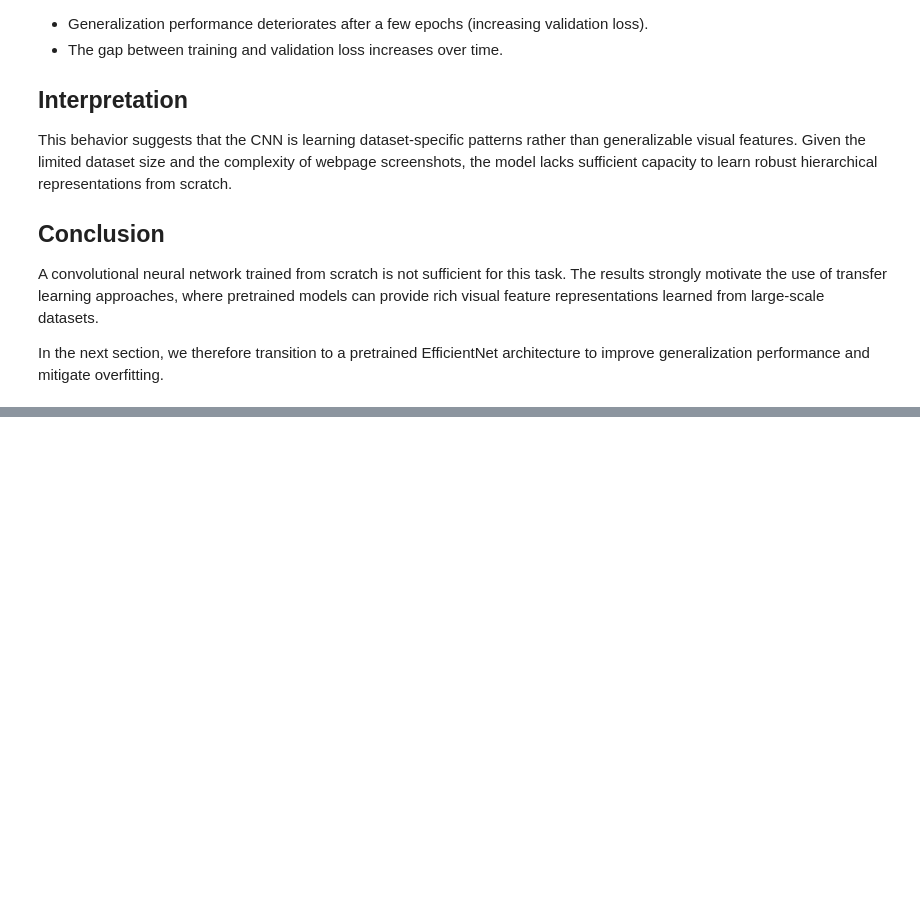
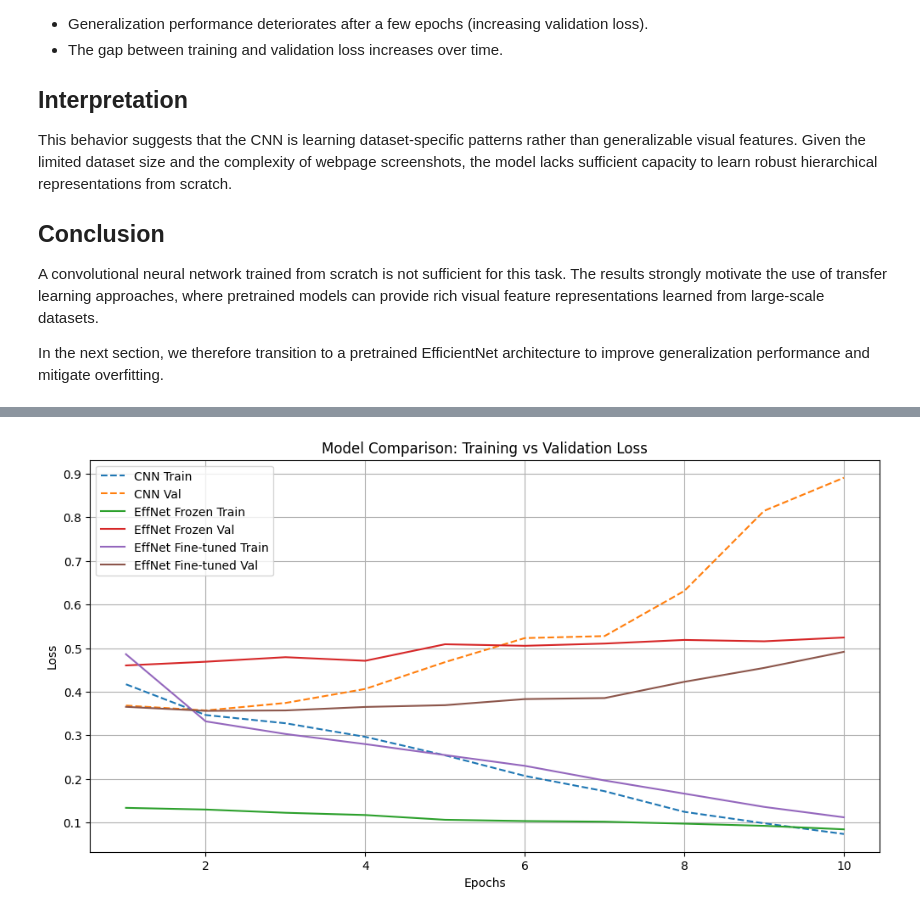
Before and after one commit to AnindyaChakravarty/Multi-label_Image_Classification, a Jupyter notebook: DM.ipynb, the cells around one changed output, grey strips where cells are left out. Saved outputs shown, nothing was run; the diff lists cells and outputs as text; code cells hidden in the pictures; blank space fills up the shorter version.

```diff
--- a/DM.ipynb
+++ b/DM.ipynb
@@ -2166,0 +2441,8 @@ In the next section, we therefore transition to a pretrained EfficientNet archit
+# %%
+# Lower learning rate for fine-tuning
+optimizer_finetune = torch.optim.Adam(
+    fine_tuned_model.parameters(),
+    lr=1e-4  # lower LR is important for fine-tuning
+)
+
+print("Fine-tuning optimizer initialized with reduced learning rate.")
@@ -2166,0 +2451,11 @@ In the next section, we therefore transition to a pretrained EfficientNet archit
+# %%
+images, labels = next(iter(train_loader))
+
+images = images.to(device)
+labels = labels.to(device)
+
+outputs = fine_tuned_model(images)
+loss = criterion(outputs, labels)
+
+print("Output shape:", outputs.shape)
+print("Loss:", loss.item())
@@ -2166,0 +2534,26 @@ In the next section, we therefore transition to a pretrained EfficientNet archit
+# %%
+epochs = range(1, 11)
+
+plt.figure(figsize=(12,6))
+
+# ---------------- CNN ----------------
+plt.plot(epochs, train_losses, linestyle='--', label="CNN Train")
+plt.plot(epochs, val_losses, linestyle='--', label="CNN Val")
+
+# -------- EfficientNet (Frozen) --------
+plt.plot(epochs, frozen_train_losses, label="EffNet Frozen Train")
+plt.plot(epochs, frozen_val_losses, label="EffNet Frozen Val")
+
+# -------- EfficientNet (Fine-tuned) --------
+plt.plot(epochs, ft_train_losses, label="EffNet Fine-tuned Train")
+plt.plot(epochs, ft_val_losses, label="EffNet Fine-tuned Val")
+
+plt.title("Model Comparison: Training vs Validation Loss")
+plt.xlabel("Epochs")
+plt.ylabel("Loss")
+plt.legend()
+plt.grid(True)
+
+plt.show()
+# %% [output]
+[figure, added]
```
Also changed, not shown: parts of 40 cells of this notebook.
